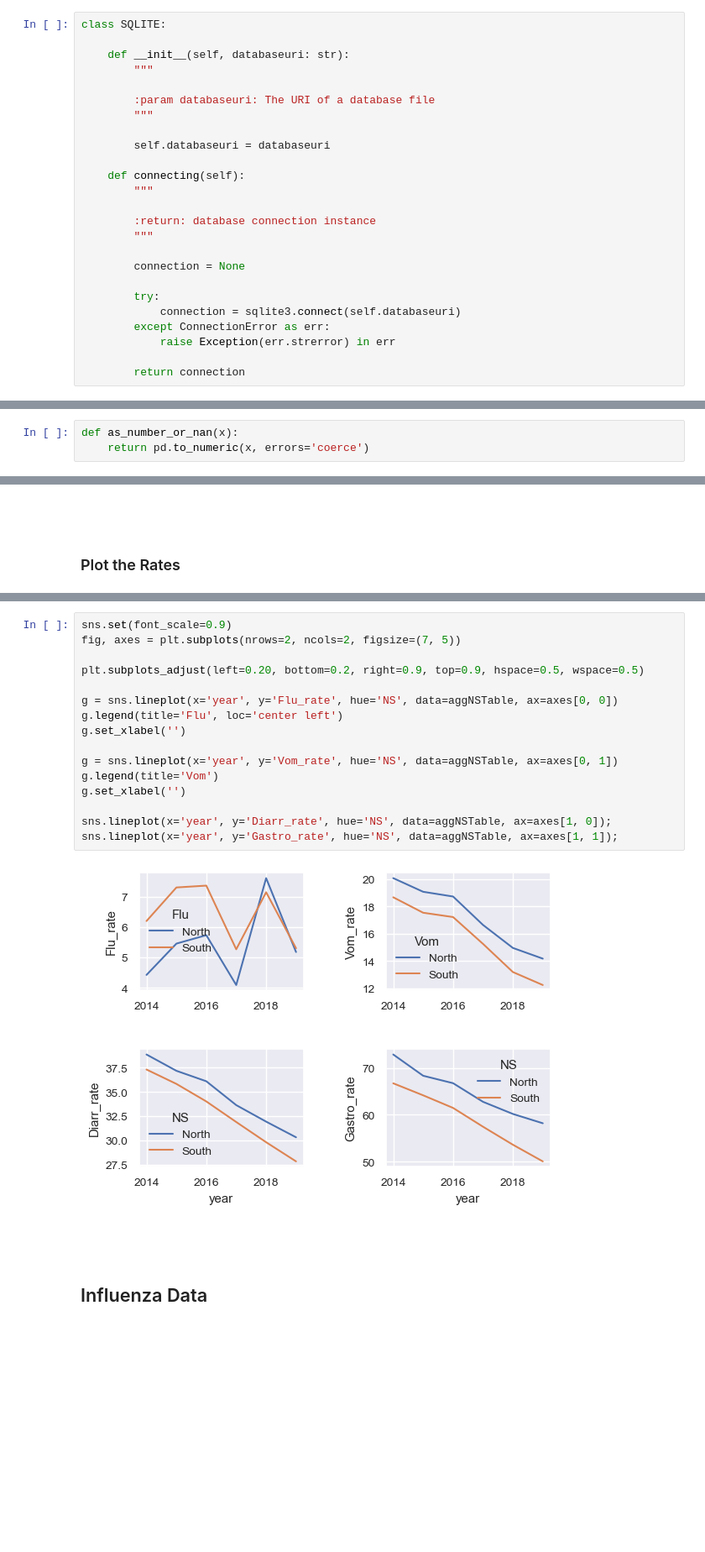
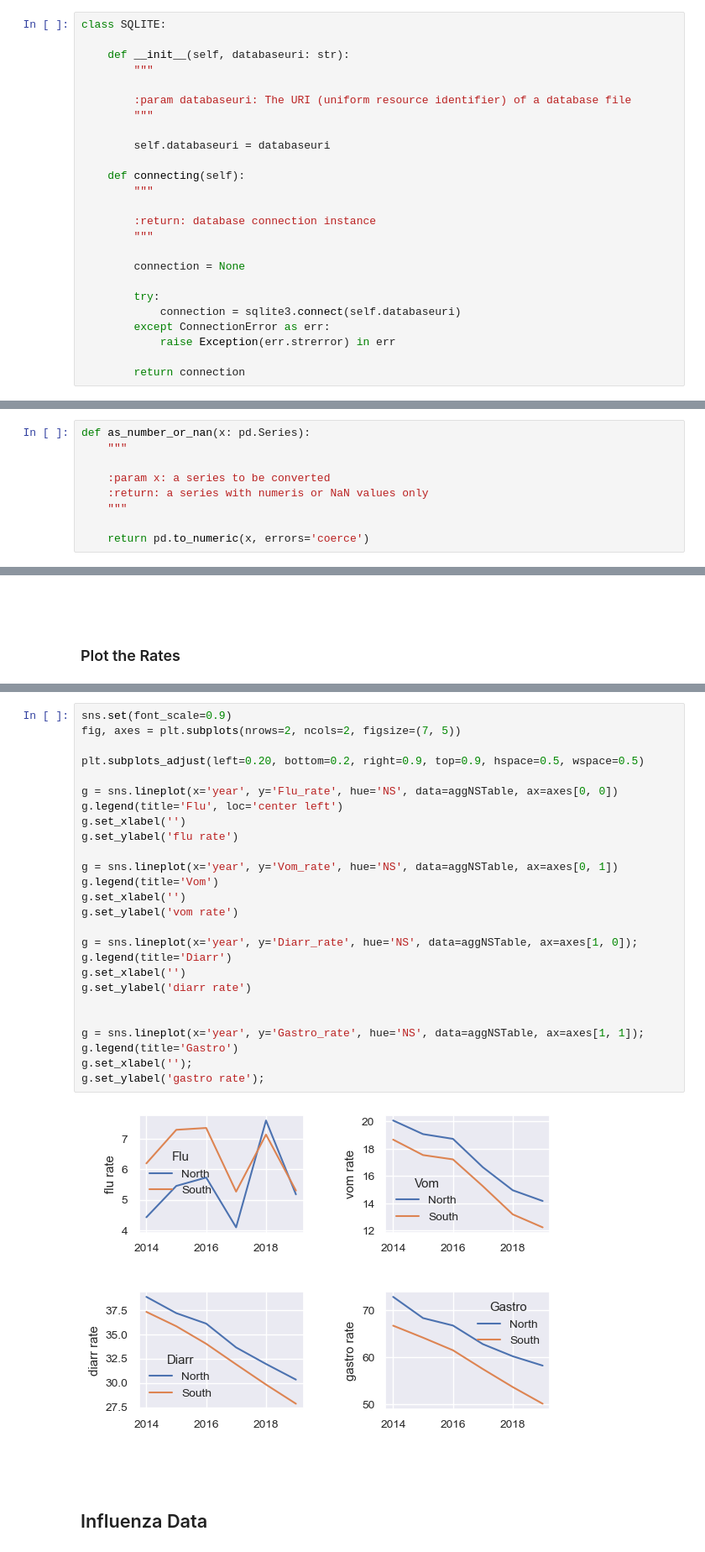
Before and after one commit to premodelling/practitioners, a Jupyter notebook: notebooks/practitioners.ipynb, the cells around one changed output, grey strips where cells are left out. Shown at 84% size. Drawn from its saved outputs; the diff is of its cells as text; blank space fills up the shorter version.

```diff
--- a/notebooks/practitioners.ipynb
+++ b/notebooks/practitioners.ipynb
@@ -47,7 +49,7 @@ class SQLITE:
     def __init__(self, databaseuri: str):
         """
 
-        :param databaseuri: The URI of a database file
+        :param databaseuri: The URI (uniform resource identifier) of a database file
         """
 
         self.databaseuri = databaseuri
@@ -123,5 +134,11 @@ inhours.head()
 # %%
-def as_number_or_nan(x):
+def as_number_or_nan(x: pd.Series):
+    """
+
+    :param x: a series to be converted
+    :return: a series with numeris or NaN values only
+    """
+
     return pd.to_numeric(x, errors='coerce')
 # %%
 inhours.loc[:, 'POP'] = as_number_or_nan(x = inhours.TOTAL_POP)
@@ -378,21 +439,31 @@ aggNSTable.head()
 # %%
 sns.set(font_scale=0.9)
 fig, axes = plt.subplots(nrows=2, ncols=2, figsize=(7, 5))
 
 plt.subplots_adjust(left=0.20, bottom=0.2, right=0.9, top=0.9, hspace=0.5, wspace=0.5)
 
 g = sns.lineplot(x='year', y='Flu_rate', hue='NS', data=aggNSTable, ax=axes[0, 0])
 g.legend(title='Flu', loc='center left')
 g.set_xlabel('')
+g.set_ylabel('flu rate')
 
 g = sns.lineplot(x='year', y='Vom_rate', hue='NS', data=aggNSTable, ax=axes[0, 1])
 g.legend(title='Vom')
 g.set_xlabel('')
+g.set_ylabel('vom rate')
 
-sns.lineplot(x='year', y='Diarr_rate', hue='NS', data=aggNSTable, ax=axes[1, 0]);
-sns.lineplot(x='year', y='Gastro_rate', hue='NS', data=aggNSTable, ax=axes[1, 1]);
+g = sns.lineplot(x='year', y='Diarr_rate', hue='NS', data=aggNSTable, ax=axes[1, 0]);
+g.legend(title='Diarr')
+g.set_xlabel('')
+g.set_ylabel('diarr rate')
+
+
+g = sns.lineplot(x='year', y='Gastro_rate', hue='NS', data=aggNSTable, ax=axes[1, 1]);
+g.legend(title='Gastro')
+g.set_xlabel('');
+g.set_ylabel('gastro rate');
 # %% [output]
-[figure, old version]
+[figure, new version]
 # %% [markdown]
 <br>
 <br>
```
Also changed, not shown: parts of 37 cells of this notebook.
